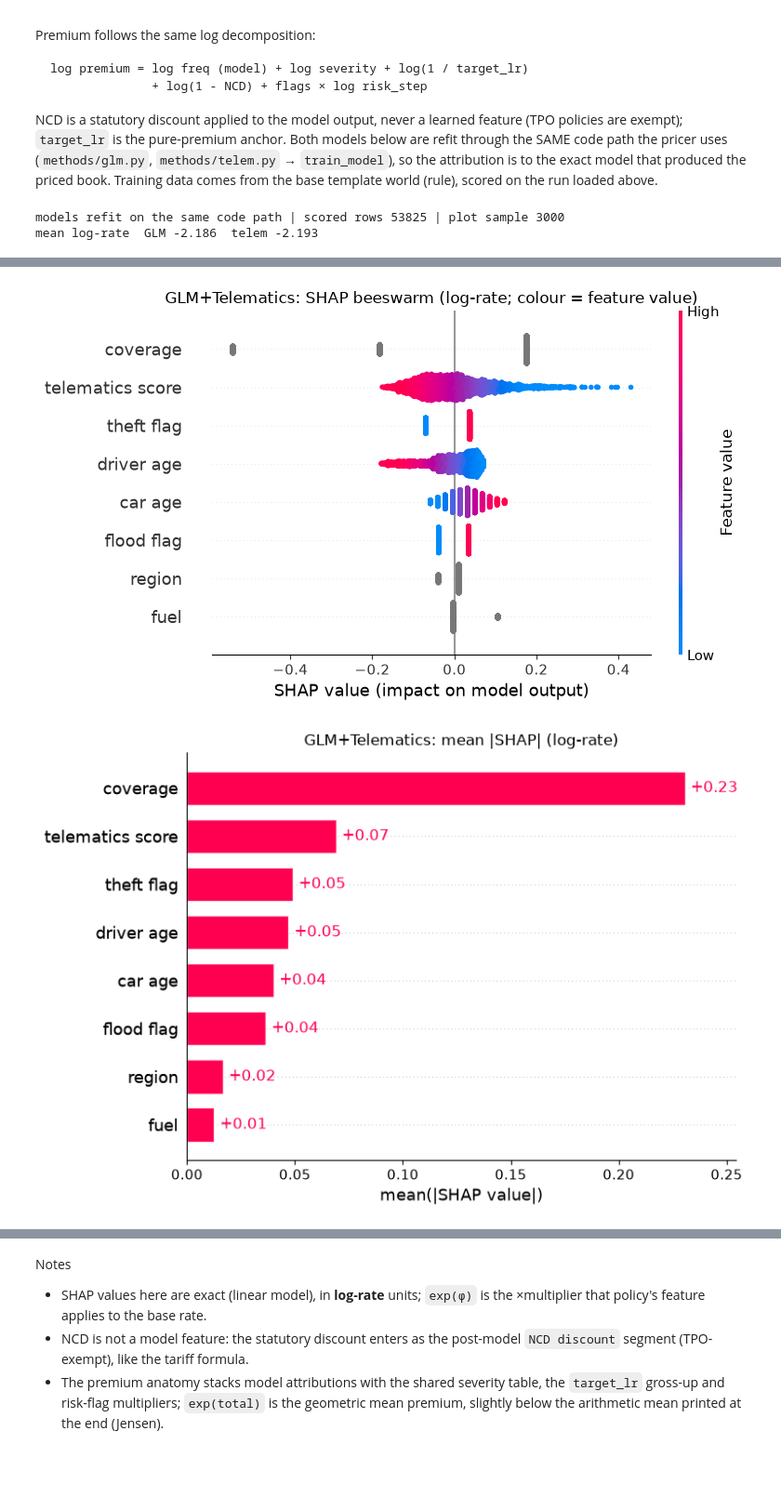
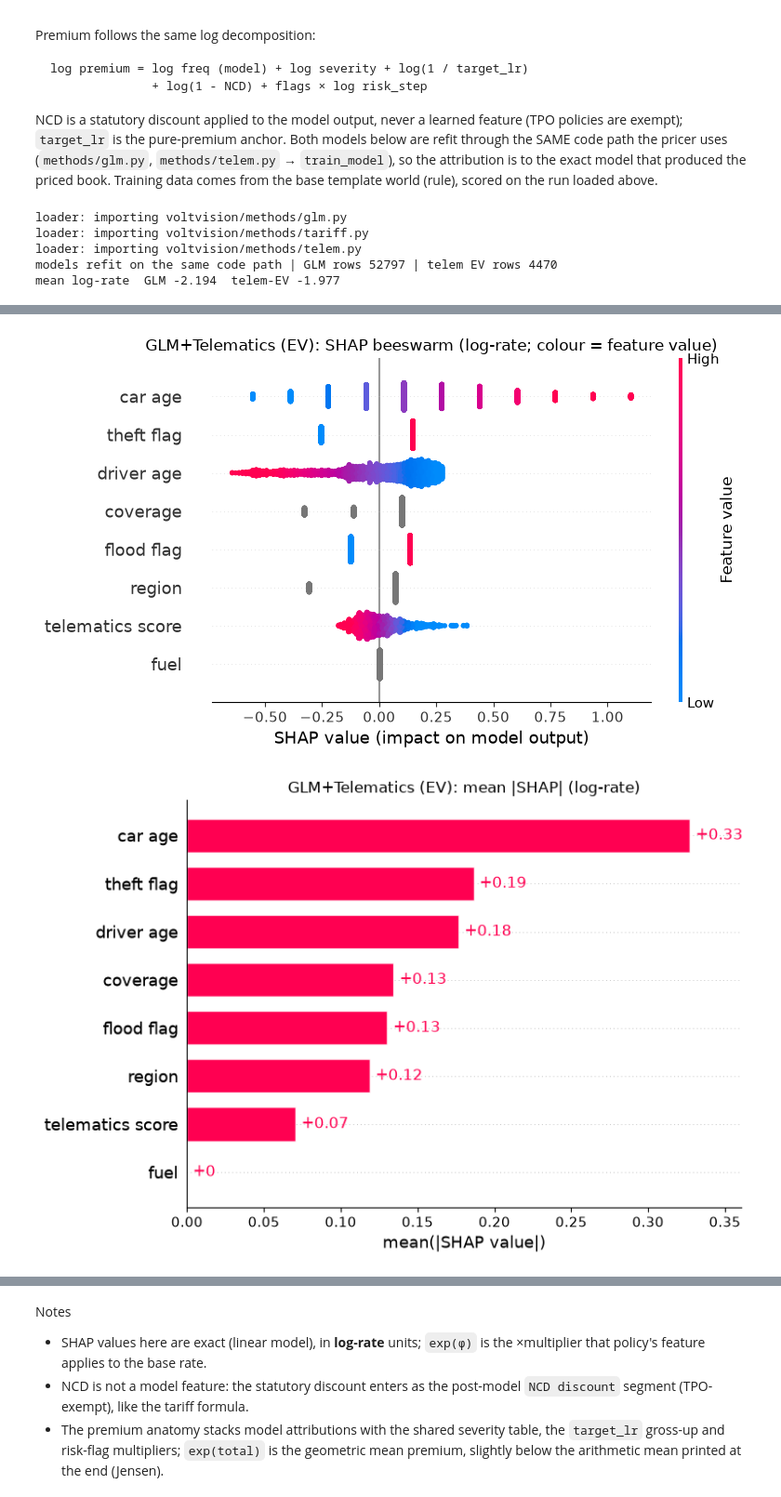
Before and after one commit to QHao-SOLID/MET-X, a Jupyter notebook: simulation/analysis.ipynb, the cells around one changed output, grey strips where cells are left out. Shown at 93% size. Cells and saved outputs as stored; diff of their text form; code cells hidden in the pictures; blank space fills up the shorter version.

```diff
--- a/simulation/analysis.ipynb
+++ b/simulation/analysis.ipynb
@@ -32,7 +32,7 @@ from voltvision import (
 %matplotlib inline
 
 # --- Which run to dissect (manifest.json lists every scenario x seed) ---
-SC, SEED_RUN = 'high_adopt_freq', 157
+SC, SEED_RUN = 'high_adopt_freq', 67
 try:
     combined = io.load_result(SC, SEED_RUN)
 except FileNotFoundError:
@@ -364,9 +369,10 @@ not produced by the current scenario set (add ICE/MIX/EV runs, or edit pairs): [
 ## §6 Telematics tiers — premium and LR per score band, one column-pair per regime
 # %%
 # Score bands from safe (85-100) to high-risk (<50): does dearer telematics
-# premium actually sit where the losses are, per regime?
+# premium actually sit where the losses are, per regime? EV-only — ICE has no
+# device score, so only EV rows carry a telematics tier.
 def tier_table(b):
-    d = b.copy()
+    d = b[b['telematics_score'].notna()].copy()
     d['tier'] = pd.cut(d['telematics_score'], bins=[0, 50, 70, 85, 100],
                        labels=['<50 High risk', '50-70', '70-85', '85-100 Safe'])
     g = d.groupby('tier', observed=False).agg(n=('POLID', 'size'), mean_prem=('FINAL_PREMIUM_SST', 'mean'),
@@ -556,14 +562,19 @@ from voltvision import load_template, resolve_cards, ensure_core_methods, Card
 ensure_core_methods()  # every card resolves, even in a fresh kernel
 from voltvision.ml import encode_features, severity_by_row
 from voltvision.methods.glm import train_model as train_glm, FEATURES as GLM_FEATURES
-from voltvision.methods.telem import train_model as train_telem, FEATURES as TELEM_FEATURES
+from voltvision.methods.telem import train_model as train_telem, FEATURES_EV as TELEM_FEATURES
 
 cfg = load_template()
 cards = resolve_cards(cfg)
 card_g = Card(cards['glm'])
 card_t = Card(cards['telem'])
 model_g, sev_g, covsev_g, rows_g = train_glm(raw, card_g, cfg, base_cfg=cfg)
-model_t, sev_t, covsev_t, rows_t = train_telem(raw, card_t, cfg, base_cfg=cfg)
+ev_model_t, ice_model_t, sev_t, covsev_t, rows_t = train_telem(raw, card_t, cfg, base_cfg=cfg)
+
+# Telematics scores exist only for EVs; the ICE telematics model is the no-score
+# (GLM-feature) model, so SHAP below focuses on EV rows for the score.
+raw_ev = raw[raw.VEHICLE_TYPE == 'EV'].reset_index(drop=True)
+rows_t_ev = rows_t[rows_t.VEHICLE_TYPE == 'EV'].reset_index(drop=True)
 
 FEAT_NAME = {'DRIVER_AGE': 'driver age', 'CAR_AGE': 'car age',
              'VEHICLE_TYPE': 'fuel', 'COVERAGE_TYPE': 'coverage', 'FLOOD_RISK': 'flood flag',
@@ -571,9 +582,9 @@ FEAT_NAME = {'DRIVER_AGE': 'driver age', 'CAR_AGE': 'car age',
              'telematics_score': 'telematics score'}
 
 
-def shap_table(model, feats, background):
+def shap_table(model, feats, background, data):
     # Exact linear SHAP on the log-rate predictor: coef_j * (x_j - E[x_j]).
-    X = encode_features(raw, feats)
+    X = encode_features(data, feats)
     mean = encode_features(background, feats).mean()
     coef = pd.Series(model.coef_, index=feats)
     phi = X.sub(mean).mul(coef, axis=1)
@@ -582,36 +593,40 @@ def shap_table(model, feats, background):
     return phi, float(model.intercept_ + mean @ coef), X
 
 
-phi_g, base_g, X_g = shap_table(model_g, GLM_FEATURES, rows_g)
-phi_t, base_t, X_t = shap_table(model_t, TELEM_FEATURES, rows_t)
+phi_g, base_g, X_g = shap_table(model_g, GLM_FEATURES, rows_g, raw)
+phi_t, base_t, X_t = shap_table(ev_model_t, TELEM_FEATURES, rows_t_ev, raw_ev)
 
-# Display frame: pretty names + category labels (for readable plots).
-def display_frame(X, feats):
+
+def display_frame(X, feats, base_raw):
     disp = X.copy()
     for c in ('VEHICLE_TYPE', 'COVERAGE_TYPE', 'REGION'):
-        cats = raw[c].astype('category').cat.categories
+        cats = base_raw[c].astype('category').cat.categories
         disp[c] = X[c].map(dict(enumerate(cats)))
     return disp.rename(columns=FEAT_NAME)
 
 
-disp_g, disp_t = display_frame(X_g, GLM_FEATURES), display_frame(X_t, TELEM_FEATURES)
-SAMPLE = np.random.default_rng(7).choice(len(raw), size=3000, replace=False)
-print('models refit on the same code path | scored rows', len(raw),
-      '| plot sample', len(SAMPLE))
-print('mean log-rate  GLM %.3f  telem %.3f' % (float((X_g.to_numpy(dtype=float) @ model_g.coef_ + model_g.intercept_).mean()),
-                                               float((X_t.to_numpy(dtype=float) @ model_t.coef_ + model_t.intercept_).mean())))
+disp_g = display_frame(X_g, GLM_FEATURES, raw)
+disp_t = display_frame(X_t, TELEM_FEATURES, raw_ev)
+SAMPLE_G = np.random.default_rng(7).choice(len(raw), size=3000, replace=False)
+SAMPLE_T = np.random.default_rng(7).choice(len(raw_ev), size=min(3000, len(raw_ev)), replace=False)
+print('models refit on the same code path | GLM rows', len(raw), '| telem EV rows', len(raw_ev))
+print('mean log-rate  GLM %.3f  telem-EV %.3f' % (float((X_g.to_numpy(dtype=float) @ model_g.coef_ + model_g.intercept_).mean()),
+                                               float((X_t.to_numpy(dtype=float) @ ev_model_t.coef_ + ev_model_t.intercept_).mean())))
 # %% [output]
-models refit on the same code path | scored rows 53825 | plot sample 3000
-mean log-rate  GLM -2.186  telem -2.193
+loader: importing voltvision/methods/glm.py
+loader: importing voltvision/methods/tariff.py
+loader: importing voltvision/methods/telem.py
+models refit on the same code path | GLM rows 52797 | telem EV rows 4470
+mean log-rate  GLM -2.194  telem-EV -1.977
 # %%
-def explanation(model_phi, base, disp):
-    return shap.Explanation(values=model_phi.values[SAMPLE],
-                            base_values=np.full(len(SAMPLE), base),
-                            data=disp.values[SAMPLE], feature_names=list(disp.columns))
+def explanation(model_phi, base, disp, sample):
+    return shap.Explanation(values=model_phi.values[sample],
+                            base_values=np.full(len(sample), base),
+                            data=disp.values[sample], feature_names=list(disp.columns))
 
-for label, phi, base, disp in (('GLM', phi_g, base_g, disp_g),
-                               ('GLM+Telematics', phi_t, base_t, disp_t)):
-    exp = explanation(phi, base, disp)
+for label, phi, base, disp, sample in (('GLM', phi_g, base_g, disp_g, SAMPLE_G),
+                                       ('GLM+Telematics (EV)', phi_t, base_t, disp_t, SAMPLE_T)):
+    exp = explanation(phi, base, disp, sample)
     fig = plt.figure(figsize=(9, 4.8))
     shap.plots.beeswarm(exp, max_display=9, show=False)
     plt.title(f'{label}: SHAP beeswarm (log-rate; colour = feature value)')
@@ -626,4 +641,4 @@ for label, phi, base, disp in (('GLM', phi_g, base_g, disp_g),
-[figure, old version]
+[figure, new version]
-[figure, old version]
+[figure, new version]
 # %%
 # Dependence: how single features move the log-rate (telem model for the score).
```
Also changed, not shown: parts of 23 cells of this notebook, 8 other files.
